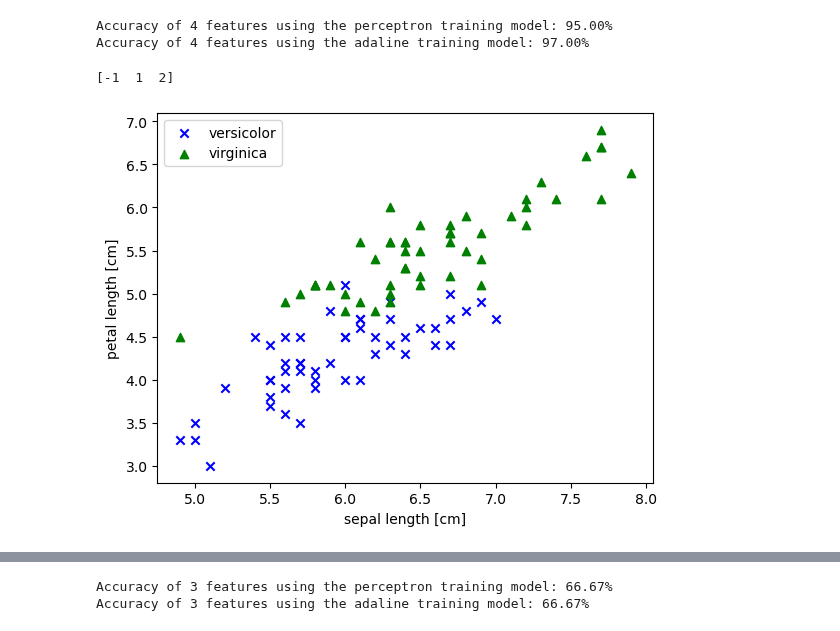
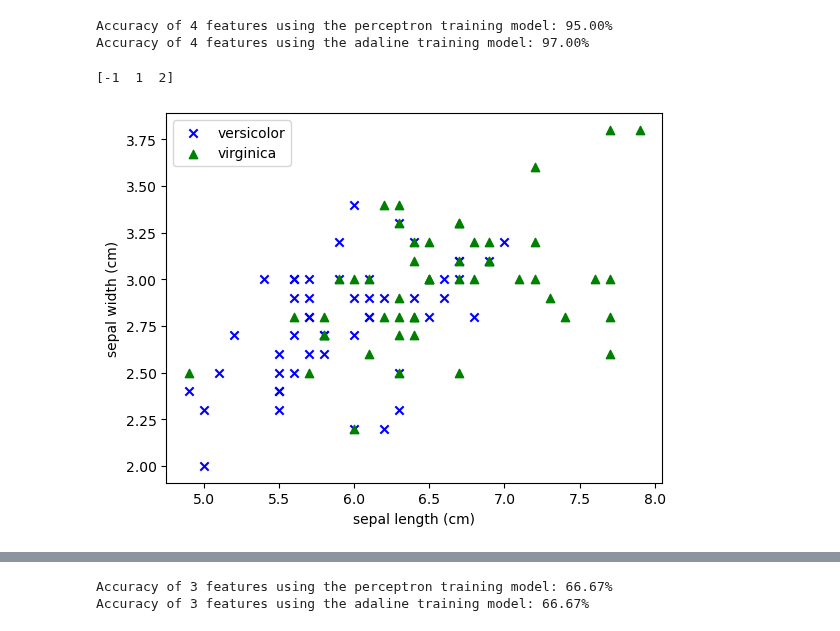
Before and after one commit to skg295/Machine_Learning, a Jupyter notebook: lab1_ml2024.ipynb, the cells around one changed output, grey strips where cells are left out. Saved outputs shown, nothing was run; the diff lists cells and outputs as text; code cells hidden in the pictures.

```diff
--- a/lab1_ml2024.ipynb
+++ b/lab1_ml2024.ipynb
@@ -563,33 +405,102 @@ Accuracy of 4 features using the adaline training model: 97.00%
 # %%
 #Now let's work on step #7 picking 2 datasets that are not linearly seperable
 %matplotlib inline
 import matplotlib.pyplot as plt
 import numpy as np
 
 # select setosa and versicolor
 y = df.iloc[0:150, 4].values
-y = np.where(y == 'Iris-setosa', -1, np.where(y == 'Iris-versicolor', 1, 2))
+y = np.where(y == 'Iris-versicolor', 1, np.where(y == 'Iris-virginica', 2, -1))
 
-# extract sepal length and petal length
-X = df.iloc[0:150, [0, 2]].values
+# extract dynamic features
+feature_names = ['sepal length (cm)', 'sepal width (cm)', 'petal length (cm)', 'petal width (cm)']
+X = df.iloc[0:150, [0, 1]].values
 
 # Check the unique values in 'y' to see if all three classes are present
 print(np.unique(y))
 
 # plot data
 #plt.scatter(X[:50, 0], X[:50, 1],
 #            color='red', marker='o', label='setosa')
 plt.scatter(X[50:100, 0], X[50:100, 1],
             color='blue', marker='x', label='versicolor')
 plt.scatter(X[100:150, 0], X[100:150, 1],
             color='green', marker='^', label='virginica')
 
-plt.xlabel('sepal length [cm]')
-plt.ylabel('petal length [cm]')
+plt.xlabel(feature_names[0])
+plt.ylabel(feature_names[1])
 plt.legend(loc='upper left')
 
 # plt.savefig('images/02_06.png', dpi=300)
 plt.show()
+
+# Train the perceptron model on the entire dataset
+ppn = Perceptron(eta0=0.00001, max_iter=1000, random_state=42)
+ppn.fit(X, y)
+
+# Make predictions on the same dataset
+y_pred = ppn.predict(X)
+
+# Calculate and print the accuracy
+accuracy_result = accuracy_score(y, y_pred)
+print(f'Accuracy of 2 features using the perceptron training model: {accuracy_result * 100:.2f}%')
+
+# Standardize features
+scaler = StandardScaler()
+X_std = scaler.fit_transform(X)
+
+# Train the AdalineGD model on the standardized dataset
+ada_gd = AdalineGD(n_iter=1000, eta=0.00001)
+ada_gd.fit(X_std, y)
+
+
+# Make predictions on the original dataset
+y_pred = ada_gd.predict(X_std)
+
+#Decision boundry using perceptron ML for 2 features seperable
+from matplotlib.colors import ListedColormap
+def plot_decision_regions(X, y, classifier, resolution=0.02):
+
+    # setup marker generator and color map
+    markers = ('s', 'x', 'o', '^', 'v')
+    colors = ('red', 'blue', 'lightgreen', 'gray', 'cyan')
+    cmap = ListedColormap(colors[:len(np.unique(y))])
+
+    # plot the decision surface
+    x1_min, x1_max = X[:, 0].min() - 1, X[:, 0].max() + 1
+    x2_min, x2_max = X[:, 1].min() - 1, X[:, 1].max() + 1
+    xx1, xx2 = np.meshgrid(np.arange(x1_min, x1_max, resolution),
+                           np.arange(x2_min, x2_max, resolution))
+    Z = classifier.predict(np.array([xx1.ravel(), xx2.ravel()]).T)
+    Z = Z.reshape(xx1.shape)
+    plt.contourf(xx1, xx2, Z, alpha=0.3, cmap=cmap)
+    plt.xlim(xx1.min(), xx1.max())
+    plt.ylim(xx2.min(), xx2.max())
+
+    # plot class examples
+    for idx, cl in enumerate(np.unique(y)):
+        plt.scatter(x=X[y == cl, 0],
+                    y=X[y == cl, 1],
+                    alpha=0.8,
+                    c=colors[idx],
+                    marker=markers[idx],
+                    label=cl,
+                    edgecolor='black')
+
+plot_decision_regions(X, y, classifier=ppn)
+plt.xlabel(feature_names[0])
+plt.ylabel(feature_names[1])
+plt.legend(loc='upper left')
+plt.title('Perceptron 2 Features non linearly seperable')
+
+
+# plt.savefig('images/02_08.png', dpi=300)
+plt.show()
+
+
+# Calculate and print the accuracy
+accuracy_result = accuracy_score(y, y_pred)
+print(f'Accuracy of 2 features using the adaline training model: {accuracy_result * 100:.2f}%')
 # %% [output]
 [-1  1  2]
-[figure, old version]
+[figure, new version]
```
Also changed, not shown: parts of 20 cells of this notebook.
